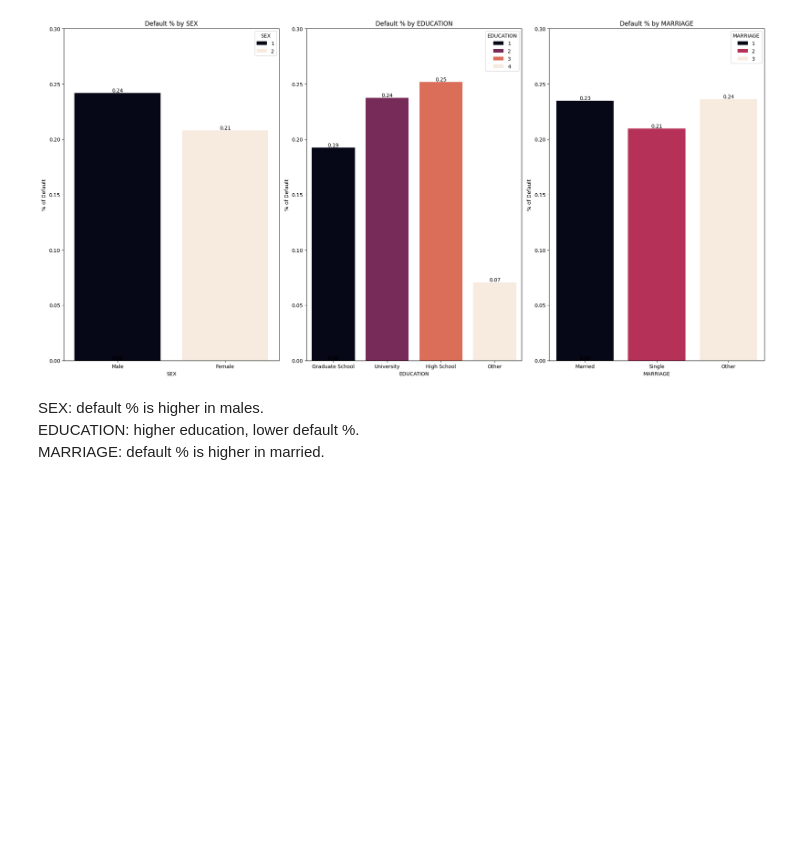
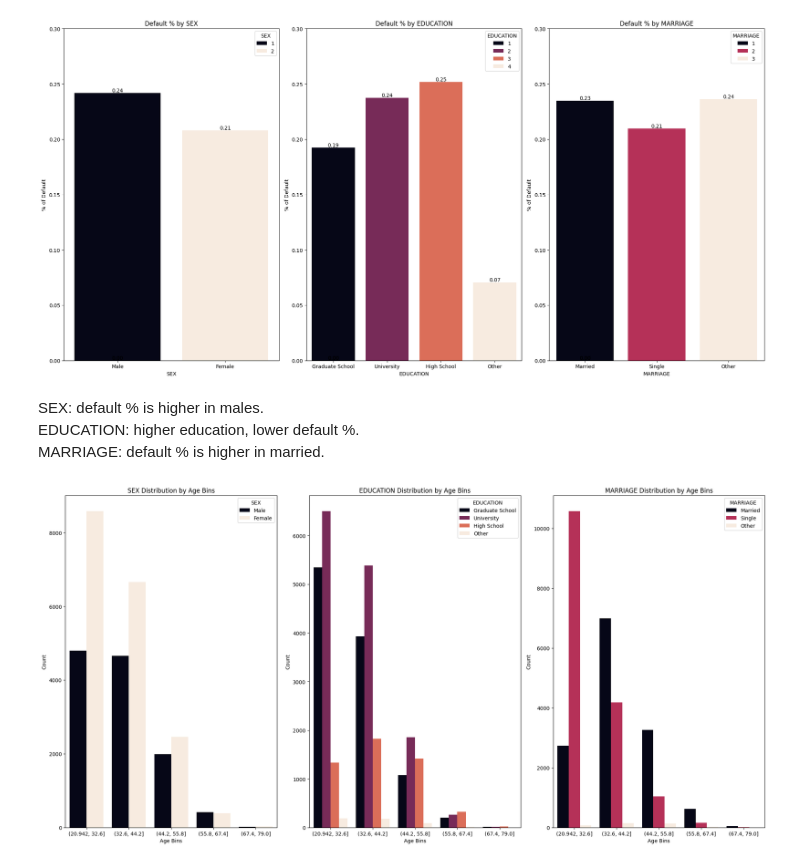
Before and after one commit to minjeoungneev/Default_Credit_Card, a Jupyter notebook: EDA.ipynb, the cells around one changed output. Drawn from its saved outputs; the diff is of its cells as text; code cells hidden in the pictures; blank space fills up the shorter version.

```diff
--- a/EDA.ipynb
+++ b/EDA.ipynb
@@ -567,3 +593,38 @@ plt.show()
 SEX: default % is higher in males. <br>
 EDUCATION: higher education, lower default %. <br>
 MARRIAGE: default % is higher in married.
+# %%
+# Create age bins
+df['AGE_bins'] = pd.cut(df['AGE'], bins=5)
+
+# Plot grouped bar chart
+plt.figure(figsize=(20, 10))
+
+# Bar chart for SEX
+plt.subplot(1, 3, 1)
+sns.countplot(x='AGE_bins', hue='SEX', data=df, palette='rocket')
+plt.title('SEX Distribution by Age Bins')
+plt.xlabel('Age Bins')
+plt.ylabel('Count')
+plt.legend(title='SEX', labels=['Male', 'Female'])
+
+# Bar chart for EDUCATION
+plt.subplot(1, 3, 2)
+sns.countplot(x='AGE_bins', hue='EDUCATION', data=df, palette='rocket')
+plt.title('EDUCATION Distribution by Age Bins')
+plt.xlabel('Age Bins')
+plt.ylabel('Count')
+plt.legend(title='EDUCATION', labels=['Graduate School', 'University', 'High School', 'Other'])
+
+# Bar chart for MARRIAGE
+plt.subplot(1, 3, 3)
+sns.countplot(x='AGE_bins', hue='MARRIAGE', data=df, palette='rocket')
+plt.title('MARRIAGE Distribution by Age Bins')
+plt.xlabel('Age Bins')
+plt.ylabel('Count')
+plt.legend(title='MARRIAGE', labels=['Married', 'Single', 'Other'])
+
+plt.tight_layout()
+plt.show()
+# %% [output]
+[figure, added]
```
Also changed, not shown: parts of 20 cells of this notebook.
